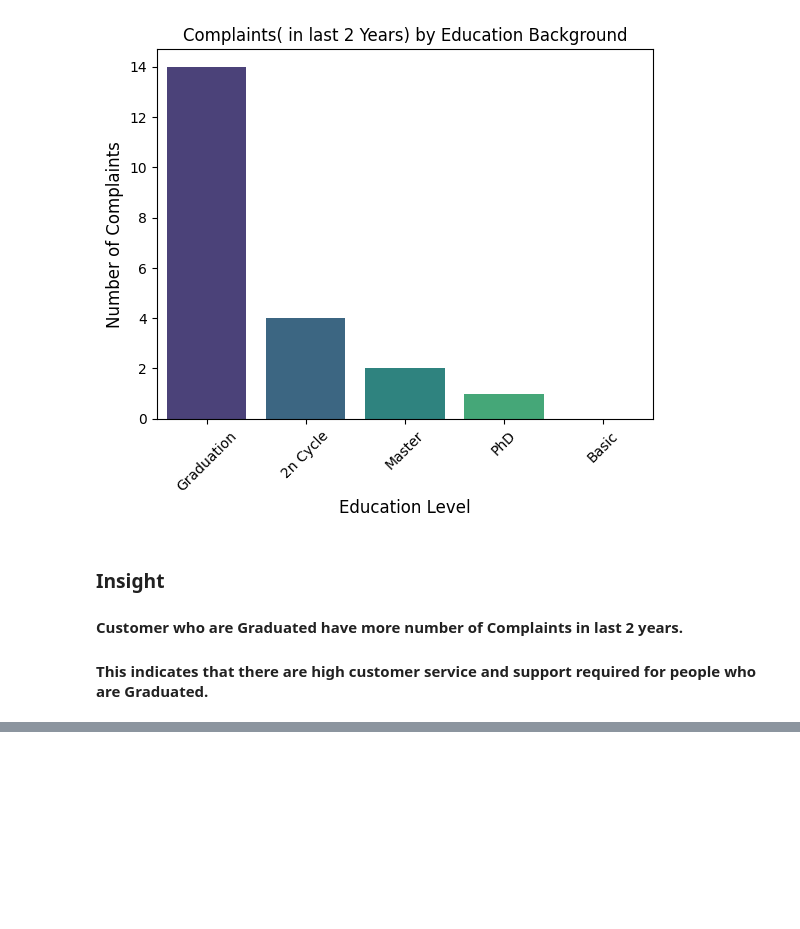
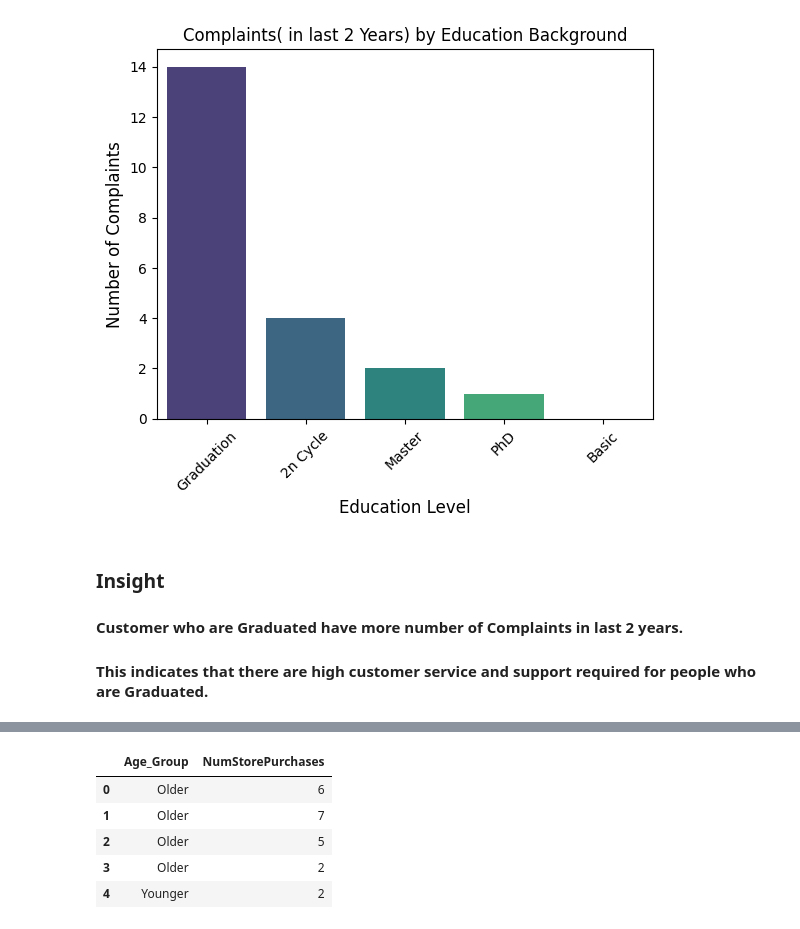
Before and after one commit to lalraviranjan/iitg_genAiMl, a Jupyter notebook: Applied-data-science-with-python/Marketing-Compaign/marketing-compaign-eda-feature-engineering.ipynb, the cells around one changed output, grey strips where cells are left out. Saved outputs shown, nothing was run; the diff lists cells and outputs as text; code cells hidden in the pictures; blank space fills up the shorter version.

```diff
--- a/Applied-data-science-with-python/Marketing-Compaign/marketing-compaign-eda-feature-engineering.ipynb
+++ b/Applied-data-science-with-python/Marketing-Compaign/marketing-compaign-eda-feature-engineering.ipynb
@@ -436,0 +479,11 @@ plt.show()
+# %%
+# Creating a Categorical variable of Age Group with two categories Younger(<45) and Older(>=45)
+df['Age_Group'] = df['Age'].apply(lambda x: 'Younger' if x < 45 else 'Older')
+df[['Age_Group', 'NumStorePurchases']].head()
+# %% [output]
+|  | Age_Group | NumStorePurchases |
+| 0 | Older | 6 |
+| 1 | Older | 7 |
+| 2 | Older | 5 |
+| 3 | Older | 2 |
+| 4 | Younger | 2 |
```
Also changed, not shown: parts of 13 cells of this notebook.
